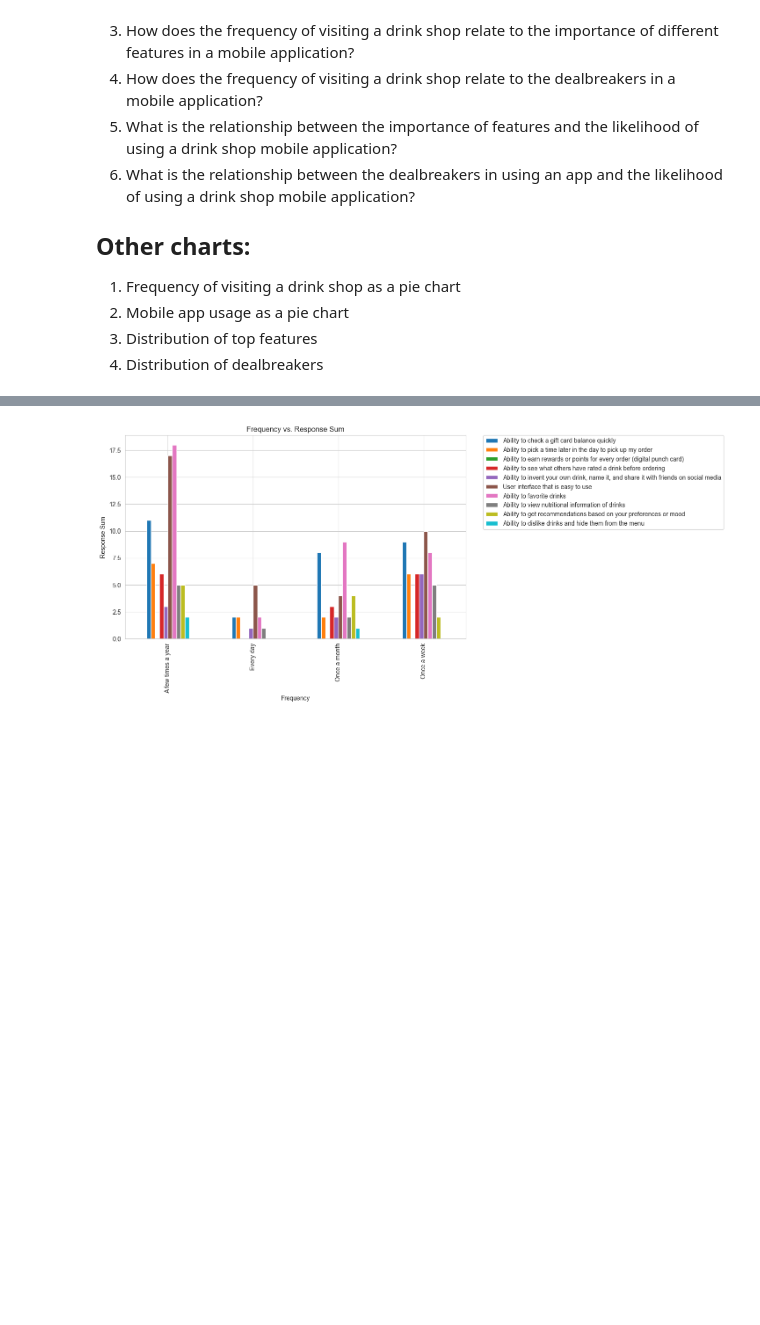
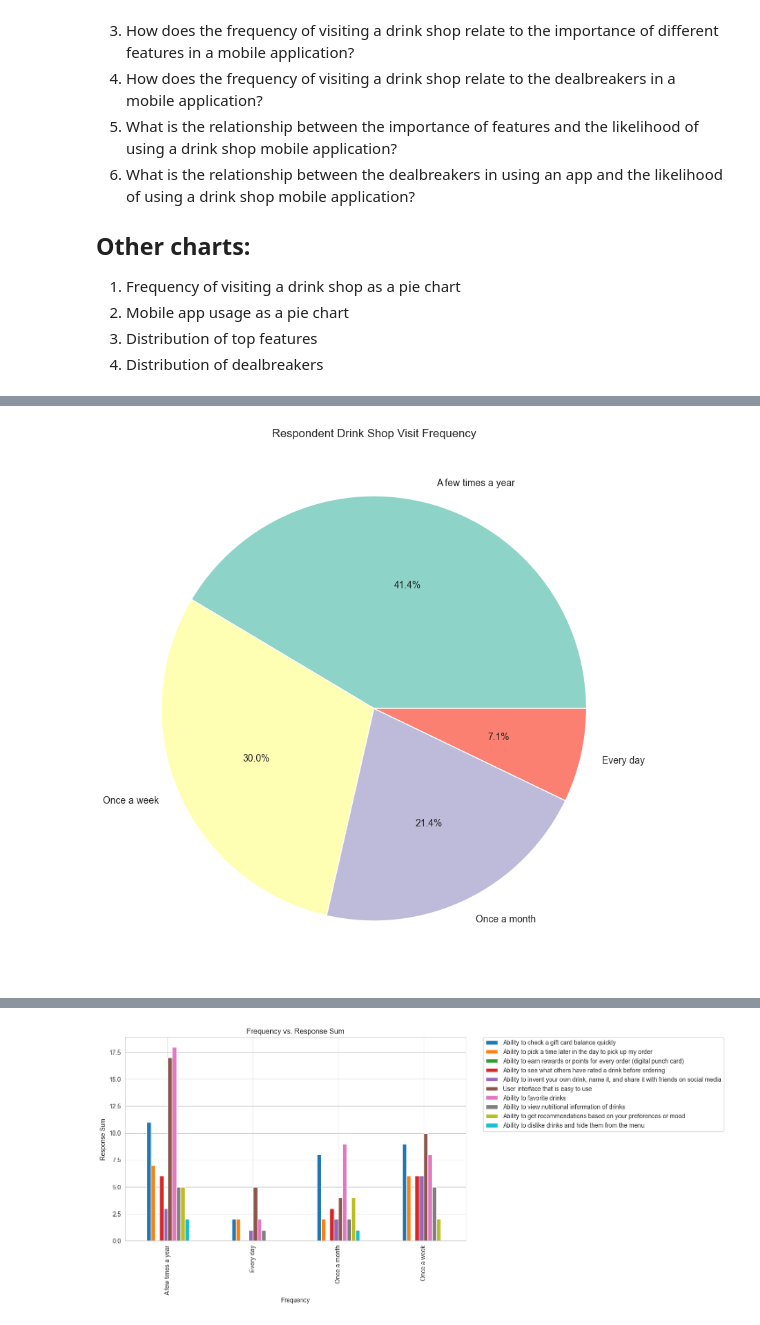
Before and after one commit to Cwighty/soda, a Jupyter notebook: data_analysis/survey.ipynb, the cells around one changed output, grey strips where cells are left out. Saved outputs shown, nothing was run; the diff lists cells and outputs as text; code cells hidden in the pictures; blank space fills up the shorter version.

```diff
--- a/data_analysis/survey.ipynb
+++ b/data_analysis/survey.ipynb
@@ -14,0 +34,15 @@
+# %%
+#Frequency of visiting a drink shop as a pie chart
+import matplotlib.pyplot as plt
+import numpy as np
+import seaborn as sns
+
+# create a new dataframe that contains only the frequency column
+freq = df[['frequency']]
+# display the frequency column as a pie chart
+freq['frequency'].value_counts().plot.pie(autopct='%1.1f%%', figsize=(10,10), colors = sns.color_palette("Set3", 10))
+plt.ylabel('')
+plt.title('Respondent Drink Shop Visit Frequency')
+plt.show()
+# %% [output]
+[figure, added]
```
Also changed, not shown: parts of 7 cells of this notebook.
